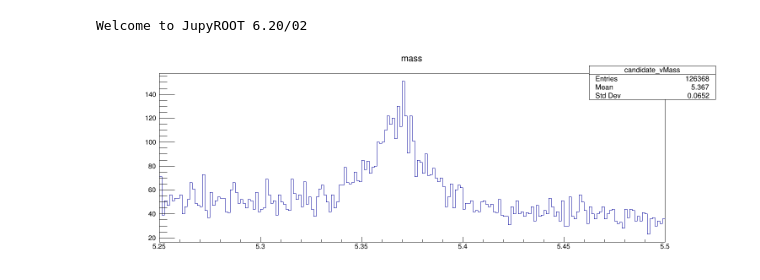
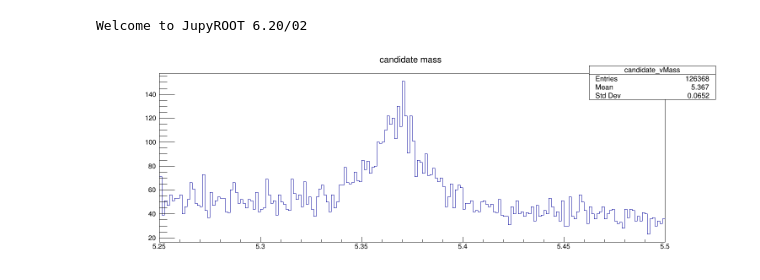
Before and after one commit to bucket420/DOE-INFN-2022, a Jupyter notebook: rdataframe.ipynb, the cells around one changed output. Cells and saved outputs as stored; diff of their text form; code cells hidden in the pictures.

```diff
--- a/rdataframe.ipynb
+++ b/rdataframe.ipynb
@@ -7,12 +7,16 @@ path = "/lustre/cms/store/user/adiflori/jpsikk_DataRunII_UltraLegacy_miniAODv2_v
 # %%
 data = ROOT.RDataFrame("rootuple/CandidateTree", path)
 # %%
-cut = data.Filter("candidate_charge == 0").Filter("candidate_cosAlpha * candidate_cosAlpha > 0.99 * 0.99").Filter("candidate_vProb > 0.05").Filter("candidate_lxy / candidate_lxyErr > 3.0")
-hist = cut.Histo1D(("candidate_vMass", "mass", 200, 5.25, 5.5), "candidate_vMass")
+cut = data.Filter("candidate_charge == 0")\
+          .Filter("candidate_cosAlpha * candidate_cosAlpha > 0.99 * 0.99")\
+          .Filter("candidate_vProb > 0.05")\
+          .Filter("candidate_lxy / candidate_lxyErr > 3.0")
+
+hist1 = cut.Histo1D(("candidate_vMass", "candidate mass", 200, 5.25, 5.5), "candidate_vMass")
 # %%
-canvas = ROOT.TCanvas()
-canvas.SetCanvasSize(1500, 500)
-hist.Draw()
-canvas.Draw()
+canvas1 = ROOT.TCanvas()
+canvas1.SetCanvasSize(1500, 500)
+hist1.Draw()
+canvas1.Draw()
 # %% [output]
-[figure, old version]
+[figure, new version]
```
Also changed, not shown: parts of 1 cell of this notebook, 2 other files.
